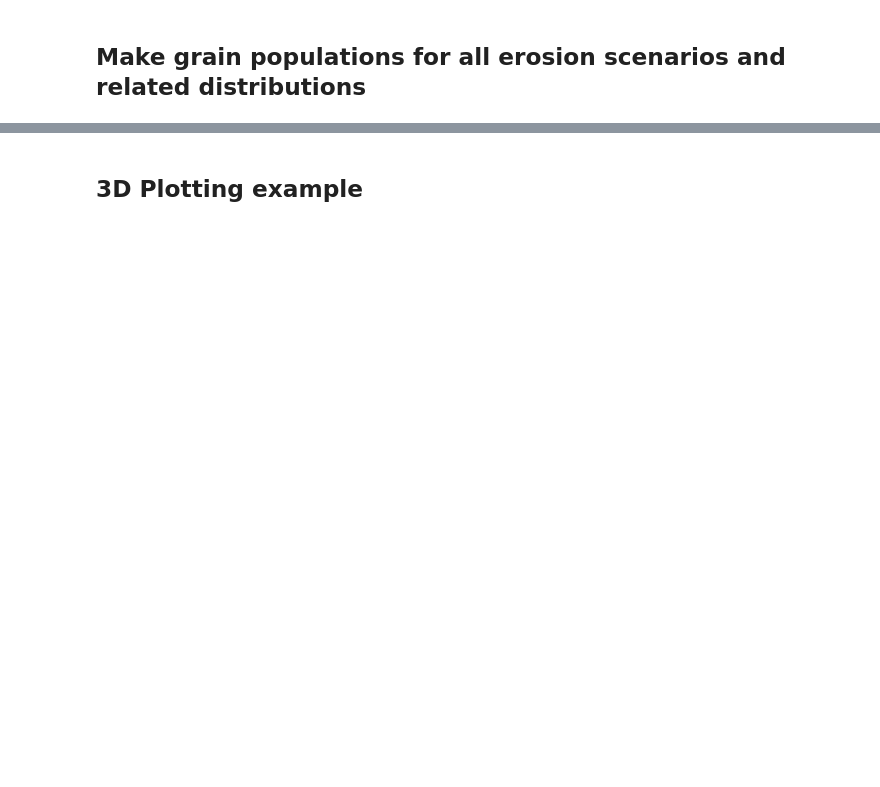
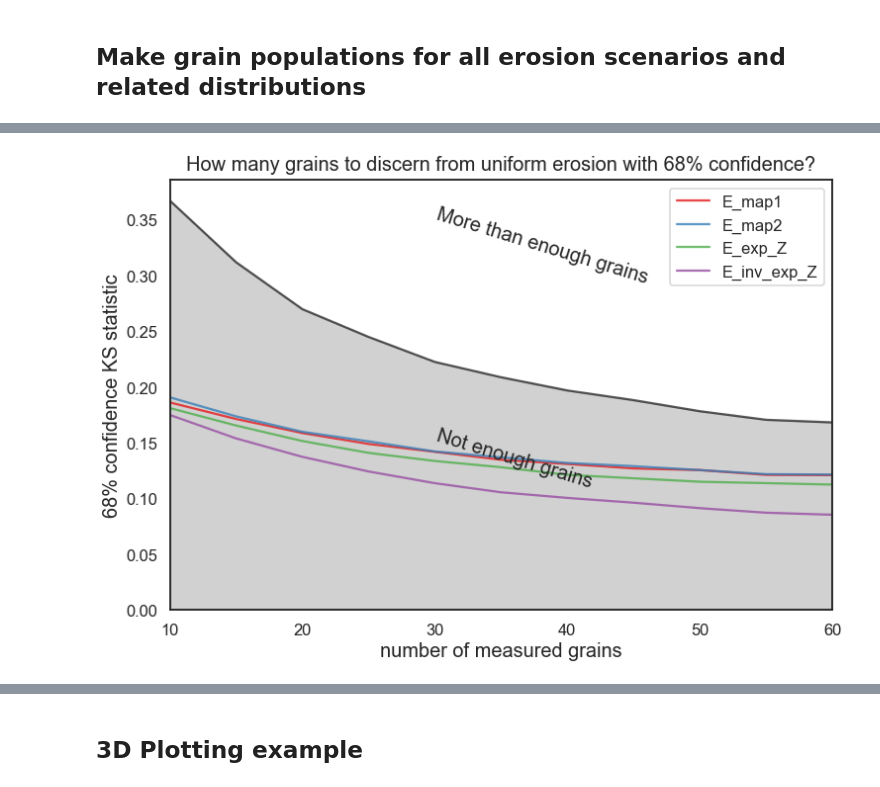
Before and after one commit to toddehlers/ESD_thermotrace, a Jupyter notebook: ESD_thermotrace.ipynb, the cells around one changed output, grey strips where cells are left out. Cells and saved outputs as stored; diff of their text form; code cells hidden in the pictures; blank space fills up the shorter version.

```diff
--- a/ESD_thermotrace.ipynb
+++ b/ESD_thermotrace.ipynb
@@ -761,17 +733,15 @@ for scen,df in dists.items():
             c='k'
         else:
             c=next(color)
+        sns.lineplot(df.vals,df.hist_y,color=c,label='_nolegend_', ax=ax1, lw=4)
 
-        sns.lineplot(df.vals,df.hist_y,color=c,label='_nolegend_', ax=ax1, lw=4)
 # plot detrital data pdf
-sns.distplot(pops['detrital data'],hist=False,kde_kws={'color':next(color),'linewidth':4},label='_nolegend_', ax=ax1,)
-
-ax1.set(xlim=(dd.age.min(),dd.age.max()),
-        ylabel='frequency',
-        xlabel='',
-        xticks=[],
+sns.distplot(pops['detrital data'],hist=False,
+             kde_kws={'color':next(color),'linewidth':4},label='_nolegend_', ax=ax1)
+ax1.set(xlim=(dd.age.min(),dd.age.max()), ylabel='frequency', xlabel='', xticks=[],
         title='Modeled Distribution vs Detrital Distribution')
 
+# second row
 ax2 = fig.add_subplot(gspec[1])
 
 # plot all scenarios cdf, including 100 random subsamples of Euni
@@ -779,14 +749,12 @@ for i in np.arange(100):
     pop1 = np.random.choice(pops['Euni'],len(dd))
     if i==0:
         dist1 = make_dists(pop1)
-        sns.lineplot(dist1.vals,
-                     dist1.cdf_y,
+        sns.lineplot(dist1.vals,dist1.cdf_y,
                      color='k', alpha=0.1, lw=1, ax=ax2, label='Euni, n='+str(len(dd)))
     else:
         dist1 = make_dists(pop1)
         sns.lineplot(dist1.vals, dist1.cdf_y,
                      color='k', alpha=0.1, lw=1, ax=ax2, label='_nolegend_')
-
 
 color=iter(cm.Set1(np.linspace(0,1,9))) # np.linspace(0,1,len(scen_labels))
 for scen,df in dists.items():
@@ -796,9 +764,7 @@ for scen,df in dists.items():
         c=next(color)
     sns.lineplot(df.vals,df.cdf_y,color=c,label=scen+', n='+str(df.valcount.sum()), ax=ax2, lw=4)
 # plot CDF of detrital data
-ax2.set(xlim=(dd.age.min(),dd.age.max()),
-       ylabel='cumulative frequency',
-       xlabel='age [My]')
+ax2.set(xlim=(dd.age.min(),dd.age.max()), ylabel='cumulative frequency', xlabel='age [My]')
 ax2.legend()
 
 # save fig
@@ -930,0 +872,69 @@ plot_div_analysis(ci=confint,
+# %%
+############################## Plot results #################################################
+#############################################################################################
+
+def smooth(y, window_size=3, order=1, deriv=0, rate=1):
+    '''
+    dirty smoothing function, so that curves can be calculated on the base of ~1000 iterations,
+    but still look good
+    '''
+    from math import factorial
+
+    try:
+        window_size = np.abs(np.int(window_size))
+        order = np.abs(np.int(order))
+    except ValueError:
+        print("window_size and order have to be of type int")
+    if window_size % 2 != 1 or window_size < 1:
+        raise TypeError("window_size size must be a positive odd number")
+    if window_size < order + 2:
+        raise TypeError("window_size is too small for the polynomials order")
+    order_range = range(order+1)
+    half_window = (window_size -1) // 2
+    # precompute coefficients
+    b = np.mat([[k**i for i in order_range] for k in range(-half_window, half_window+1)])
+    m = np.linalg.pinv(b).A[deriv] * rate**deriv * factorial(deriv)
+    # pad the signal at the extremes with
+    # values taken from the signal itself
+    firstvals = y[0] - np.abs( y[1:half_window+1][::-1] - y[0] )
+    lastvals = y[-1] + np.abs(y[-half_window-1:-1][::-1] - y[-1])
+    y1 = np.concatenate((firstvals, y, lastvals))
+    y_new = np.convolve( m[::-1], y1, mode='valid')
+    y_new[0] = y[0]
+    return y_new
+
+def plot_div_analysis(ci, Dw=None, Db=None, ylabel='divergence', ref_scen='Euni', saveas=None):
+    '''
+    plotting function to compare D_within and D_between
+    saveas= string, path and filename with extension .png, .pdf, .eps or .tiff
+    '''
+    fig,ax = plt.subplots(figsize=(12,8))
+    leg = []
+    if Dw:
+        color=iter(cm.rainbow(np.linspace(0,1,len(scen_labels))))
+        for key,D in Dw.items():
+            ax.fill_between(all_k, smooth(D), color='k', alpha=0.2, label='_nolegend_')
+            ax.plot(all_k, smooth(D), c='k', alpha=0.7, label='_nolegend_')
+    if Db:
+        color=iter(cm.Set1(np.linspace(0,1,9)))
+        for key,D1 in Db.items():
+            c = next(color)
+            ax.plot(all_k,smooth(D1),c=c, alpha=0.8)
+            leg.append(key)
+
+    ax.set(ylim=(0,None), xlim=(all_k[0],all_k[-1]))
+    ax.set_xlabel('number of measured grains', fontdict=dict(size=20))
+    ax.set_ylabel('{}% confidence {}'.format(ci,ylabel), fontdict=dict(size=20))
+    ax.set_title('How many grains to discern from uniform erosion with {}% confidence?'.format(ci),
+                 fontdict=dict(size=20), pad=10)
+    ax.legend(leg, loc=('upper right'))
+    ax.text(30,max(D)*0.3,'Not enough grains', fontdict=dict(size=20,rotation=-17))
+    ax.text(30,max(D)*0.8,'More than enough grains', fontdict=dict(size=20,rotation=-17))
+
+    # save figure
+    if saveas is not None:
+        fig.savefig(saveas, dpi=200)
+
+plot_div_analysis(ci=confint, Dw=Dc_within, Db=Dc_between, ylabel=stat[1], saveas=None)
+# %% [output]
+[figure, added]
```
Also changed, not shown: parts of 17 cells of this notebook, 6 other files.
